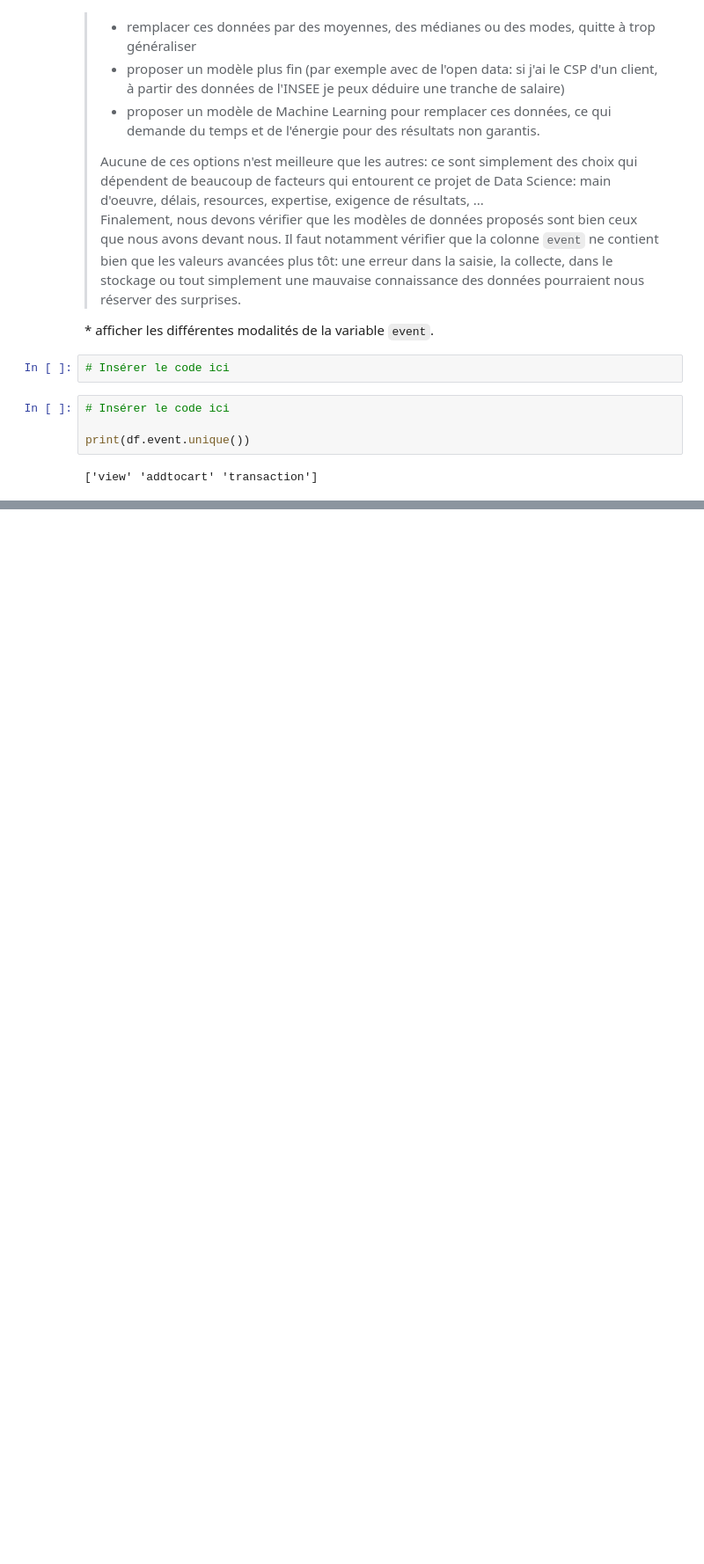
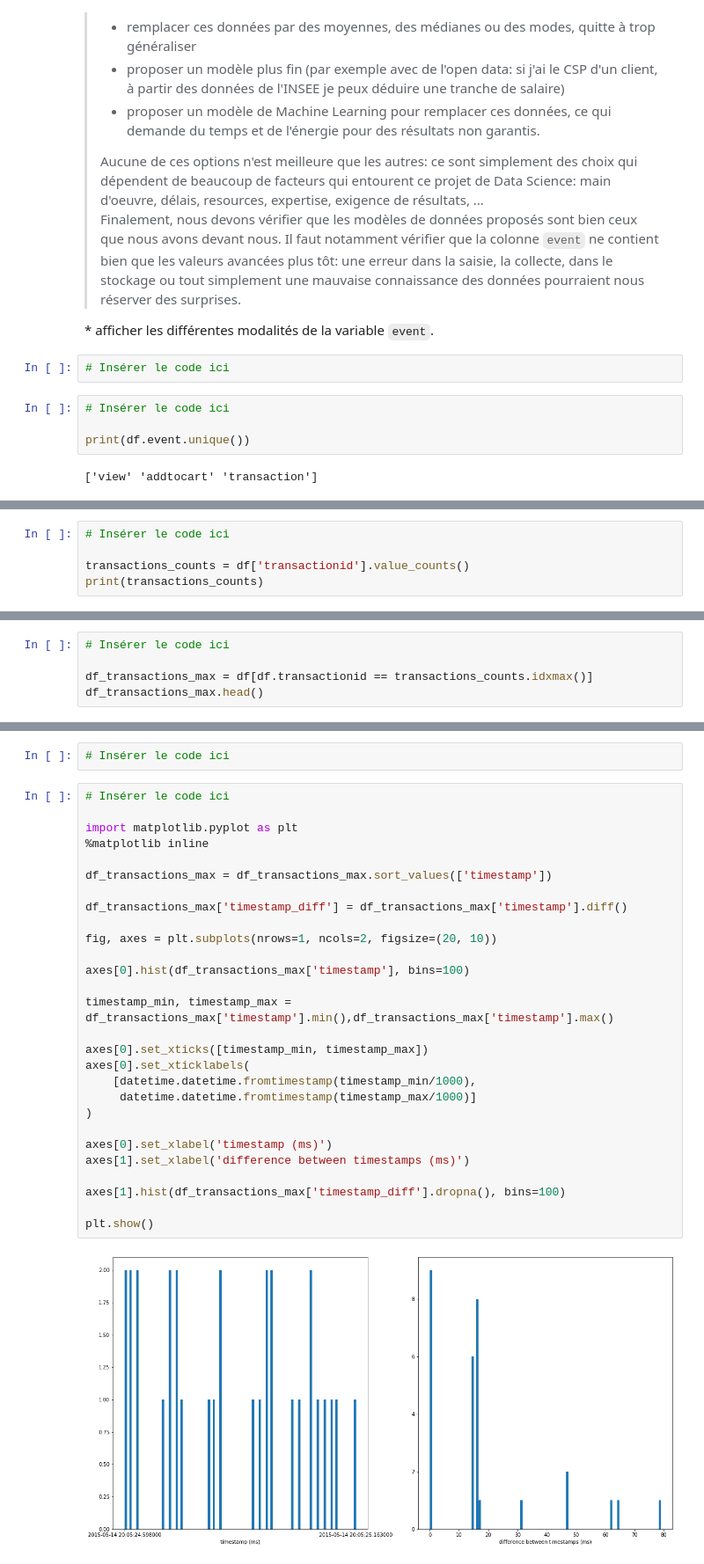
Before and after one commit to pauldechorgnat/projet-datascience, a Jupyter notebook: 01_introduction.ipynb, the cells around one changed output, grey strips where cells are left out. Shown at 88% size. Cells and saved outputs as stored; diff of their text form; blank space fills up the shorter version.

Commit message:
analyse des transactions dans le premier jeu de donn'ees

```diff
--- a/01_introduction.ipynb
+++ b/01_introduction.ipynb
@@ -190,0 +203,5 @@ Les informations données plus tôt étaient effectivement les bonnes. On peut d
+# %%
+# Insérer le code ici
+
+transactions_counts = df['transactionid'].value_counts()
+print(transactions_counts)
@@ -190,0 +230,5 @@ Les informations données plus tôt étaient effectivement les bonnes. On peut d
+# %%
+# Insérer le code ici
+
+df_transactions_max = df[df.transactionid == transactions_counts.idxmax()]
+df_transactions_max.head()
@@ -190,0 +253,32 @@ Les informations données plus tôt étaient effectivement les bonnes. On peut d
+# %%
+# Insérer le code ici
+# %%
+# Insérer le code ici
+
+import matplotlib.pyplot as plt
+%matplotlib inline
+
+df_transactions_max = df_transactions_max.sort_values(['timestamp'])
+
+df_transactions_max['timestamp_diff'] = df_transactions_max['timestamp'].diff()
+
+fig, axes = plt.subplots(nrows=1, ncols=2, figsize=(20, 10))
+
+axes[0].hist(df_transactions_max['timestamp'], bins=100)
+
+timestamp_min, timestamp_max = df_transactions_max['timestamp'].min(),df_transactions_max['timestamp'].max()
+
+axes[0].set_xticks([timestamp_min, timestamp_max])
+axes[0].set_xticklabels(
+    [datetime.datetime.fromtimestamp(timestamp_min/1000),
+     datetime.datetime.fromtimestamp(timestamp_max/1000)]
+)
+
+axes[0].set_xlabel('timestamp (ms)')
+axes[1].set_xlabel('difference between timestamps (ms)')
+
+axes[1].hist(df_transactions_max['timestamp_diff'].dropna(), bins=100)
+
+plt.show()
+# %% [output]
+[figure, added]
```
Also changed, not shown: parts of 10 cells of this notebook.
